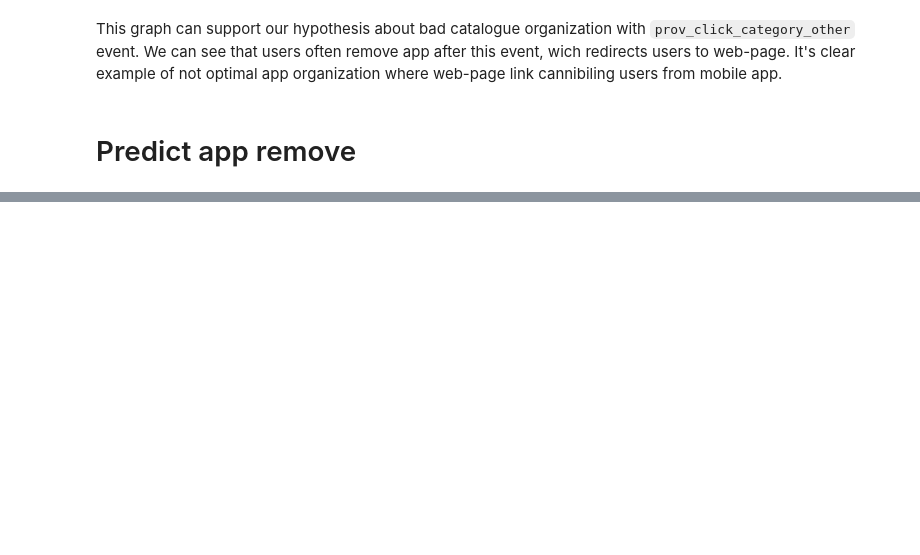
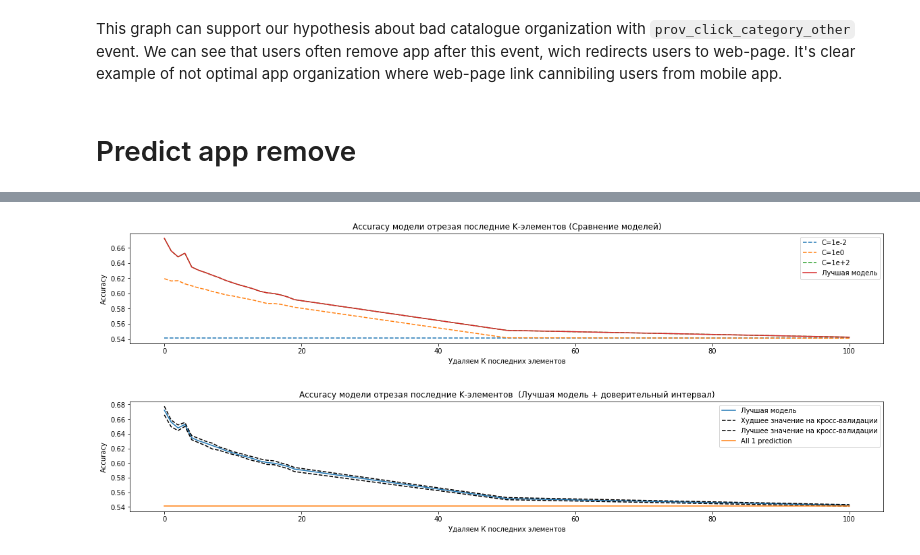
Before and after one commit to retentioneering/retentioneering-tools, a Jupyter notebook: examples/mobile-app-case.ipynb, the cells around one changed output, grey strips where cells are left out. Cells and saved outputs as stored; diff of their text form; code cells hidden in the pictures; blank space fills up the shorter version.

```diff
--- a/examples/mobile-app-case.ipynb
+++ b/examples/mobile-app-case.ipynb
@@ -140,0 +260,59 @@ model.permutation_importance(features_test, target, thresh=0.6)
+# %%
+# # create model on train
+from sklearn.linear_model import LogisticRegressionCV
+from tqdm import tqdm
+res_last = {}
+# wo_last_k - Убирает последник к event-ов
+# last_k    = Берет последние к eventov  wo_last_k<last_k
+
+for wo_last_k in tqdm(list(range(0, 20))+[50, 100]):
+        #for wo_last_k in tqdm(range(1, last_k)):
+        model = data_with_sleeps.retention.create_model(wo_last_k = wo_last_k,
+                                            model_type = LogisticRegressionCV,
+                                            Cs = [0.01, 1, 100],
+                                            cv = 4,
+                                            tol = 1e-4,
+                                            max_iter = 1000,
+                                            scoring='accuracy')
+
+
+        res_last[wo_last_k] = model.mod.scores_
+# %%
+results = {}
+for x, o in res_last.items():
+    results[x] = {'1e-2' : o[True][:, 0],
+                  '1e0'  : o[True][:, 1],
+                  '1e+2' : o[True][:, 2],
+                  'best' : o[True][:, np.argmax(o[True].mean(axis = 0))]
+                 }
+results = pd.DataFrame(results).T
+
+plt.figure(figsize = (20, 3))
+plt.title('Accuracy модели отрезая последние K-элементов (Сравнение моделей)')
+
+for name in ['1e-2', '1e0', '1e+2']:
+    plt.plot(results.index, results[name].apply(np.mean),'--', label = "C=%s"%name)
+
+plt.plot(results.index, results['best'].apply(np.mean), label = "Лучшая модель")
+
+plt.ylabel('Accuracy')
+plt.xlabel('Удаляем К последних элементов')
+plt.legend()
+plt.show()
+
+plt.figure(figsize = (20, 3))
+plt.title('Accuracy модели отрезая последние K-элементов  (Лучшая модель + доверительный интервал)')
+
+
+plt.plot(results.index, results['best'].apply(np.mean), label = "Лучшая модель")
+plt.plot(results.index, results['best'].apply(np.min), '--', color = 'black', label = "Худшее значение на кросс-валидации")
+plt.plot(results.index, results['best'].apply(np.max), '--', color = 'black', label = "Лучшее значение на кросс-валидации")
+mean_target = model.target.mean()
+plt.plot( [0, max(results.index)], [mean_target, mean_target], label = 'All 1 prediction')
+plt.ylabel('Accuracy')
+plt.xlabel('Удаляем К последних элементов')
+plt.legend()
+plt.show()
+# %% [output]
+[figure, added]
+[figure, added]
```
Also changed, not shown: parts of 22 cells of this notebook, 32 other files.
